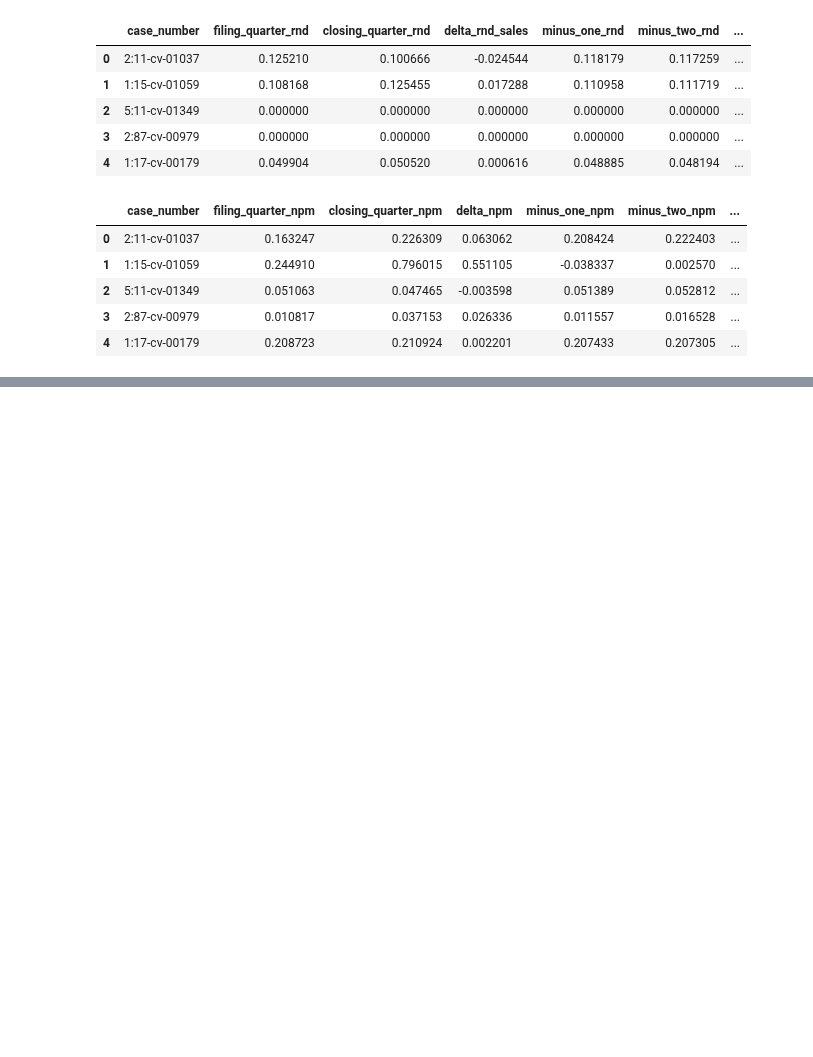
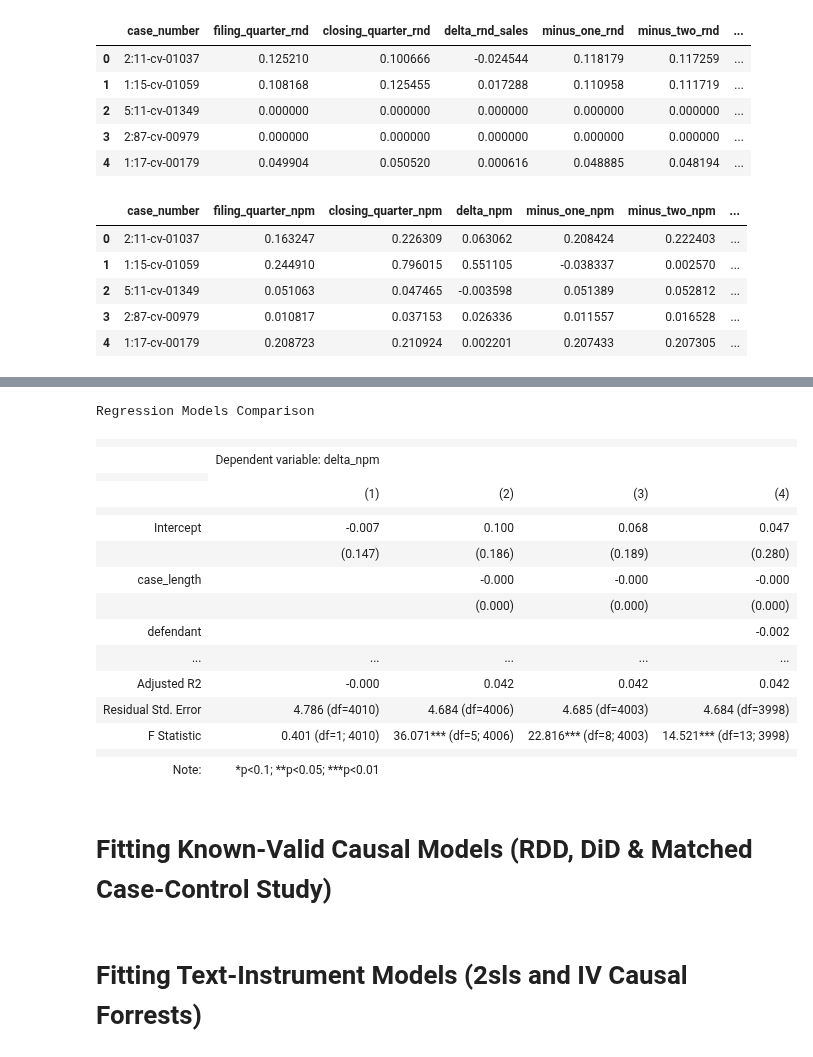
Before and after one commit to Sai0472003/PatentLitigation_Impact, a Jupyter notebook: Causal_Inference.ipynb, the cells around one changed output, grey strips where cells are left out. Cells and saved outputs as stored; diff of their text form; code cells hidden in the pictures; blank space fills up the shorter version.

```diff
--- a/Causal_Inference.ipynb
+++ b/Causal_Inference.ipynb
@@ -241,0 +366,78 @@ npm.head()
+# %%
+# Fit OLS models
+# Rename 'def' column to avoid conflict with Python keyword
+
+model1 = smf.ols('delta_npm ~ disp_dismissed', data=npm).fit()
+model2 = smf.ols('delta_npm ~ disp_dismissed + filing_quarter_npm + case_length + health_care + info_tech ', data=npm).fit()
+model3 = smf.ols('delta_npm ~ disp_dismissed + disp_dismissed:disp_before_issue_joined + disp_dismissed:dismissed_settlement + disp_dismissed:dismissed_voluntary + filing_quarter_npm + case_length + health_care + info_tech ', data=npm).fit()
+model4 = smf.ols('delta_npm ~ defendant + disp_dismissed + disp_dismissed:defendant + disp_dismissed:disp_before_issue_joined + disp_dismissed:disp_before_issue_joined:defendant + disp_dismissed:dismissed_settlement + disp_dismissed:dismissed_settlement:defendant + disp_dismissed:dismissed_voluntary + disp_dismissed:dismissed_voluntary:defendant + filing_quarter_npm + case_length + health_care + info_tech', data=npm).fit()
+
+
+# Stargazer setup
+stargazer = Stargazer([model1, model2, model3, model4])
+stargazer.title('Regression Models Comparison')
+
+
+
+# Rename covariates for display
+stargazer.covariate_renames = {
+    'disp_dismissed': 'Case Dismissal',
+    'disp_dismissed:defendant': 'Dismissal:Defendant Firm', # Changed 'def' to 'defendant'
+    'disp_dismissed:disp_before_issue_joined': 'Dismissal Before Issue Joinder',
+    'disp_dismissed:disp_before_issue_joined:defendant': 'Dismissal Before Issue Joinder:Defendant Firm', # Changed 'def' to 'defendant'
+    'disp_dismissed:dismissed_settlement': 'Dismissal with Settlement',
+    'disp_dismissed:dismissed_settlement:defendant': 'Dismissal with Settlement:Defendant Firm', # Changed 'def' to 'defendant'
+    'disp_dismissed:dismissed_voluntary': 'Voluntary Withdrawal',
+    'disp_dismissed:dismissed_voluntary:defendant': 'Voluntary Withdrawal:Defendant Firm', # Changed 'def' to 'defendant'
+    'case_length': 'Case Length in Days',
+    'health_care': 'Healthcare Sector',
+    'info_tech': 'I.T. Sector',
+    'industrials': 'Industrials Sector',
+    'consumer_discretionary': 'Consumer Discretionary Sector',
+    'materials': 'Materials Sector'
+}
+
+# Reorder covariates for table display
+stargazer.covariate_order = [
+    'disp_dismissed',
+    'disp_dismissed:defendant', # Changed 'def' to 'defendant'
+    'disp_dismissed:disp_before_issue_joined',
+    'disp_dismissed:disp_before_issue_joined:defendant', # Changed 'def' to 'defendant'
+    'disp_dismissed:dismissed_settlement',
+    'disp_dismissed:dismissed_settlement:defendant', # Changed 'def' to 'defendant'
+    'disp_dismissed:dismissed_voluntary',
+    'disp_dismissed:dismissed_voluntary:defendant', # Changed 'def' to 'defendant'
+    'case_length',
+    'health_care',
+    'info_tech',
+    'industrials',
+    'consumer_discretionary',
+    'materials'
+]
+
+
+# Render in notebook
+html_output = stargazer.render_html()
+display(HTML(html_output))
+# %% [output]
+Regression Models Comparison
+|  |  |  |  |  |
+|  | Dependent variable: delta_npm |  |  |  |
+|  |
+|  | (1) | (2) | (3) | (4) |
+|  |  |  |  |  |
+| Intercept | -0.007 | 0.100 | 0.068 | 0.047 |
+|  | (0.147) | (0.186) | (0.189) | (0.280) |
+| case_length |  | -0.000 | -0.000 | -0.000 |
+|  |  | (0.000) | (0.000) | (0.000) |
+| defendant |  |  |  | -0.002 |
+| ... | ... | ... | ... | ... |
+| Adjusted R2 | -0.000 | 0.042 | 0.042 | 0.042 |
+| Residual Std. Error | 4.786 (df=4010) | 4.684 (df=4006) | 4.685 (df=4003) | 4.684 (df=3998) |
+| F Statistic | 0.401 (df=1; 4010) | 36.071*** (df=5; 4006) | 22.816*** (df=8; 4003) | 14.521*** (df=13; 3998) |
+|  |  |  |  |  |
+| Note: | *p<0.1; **p<0.05; ***p<0.01 |  |  |  |
+# %% [markdown]
+# Fitting Known-Valid Causal Models (RDD, DiD & Matched Case-Control Study)
+# %% [markdown]
+# Fitting Text-Instrument Models (2sls and IV Causal Forrests)
```
Also changed, not shown: parts of 13 cells of this notebook.
